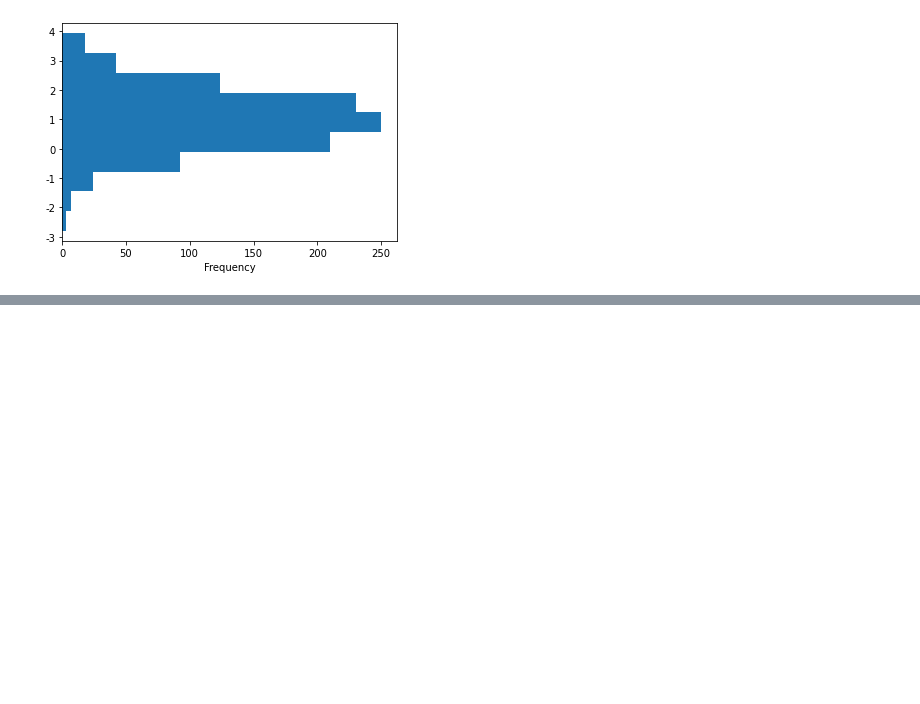
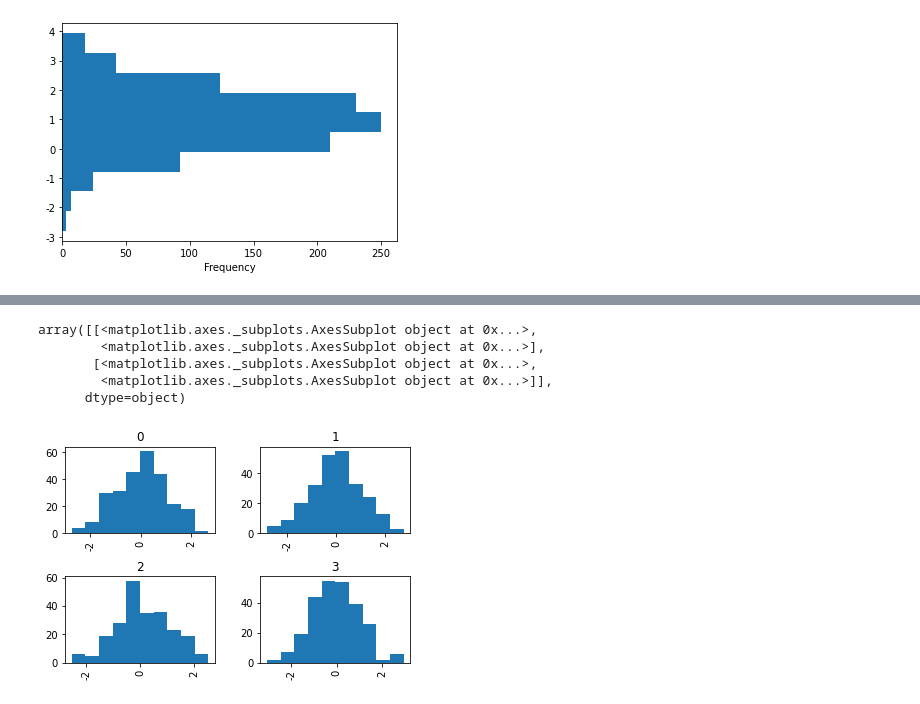
Before and after one commit to anew0m/AStudy_Pandas-basic, a Jupyter notebook: study/11_데이터_시각화_Plotting_기능_활용하기.ipynb, the cells around one changed output, grey strips where cells are left out. Saved outputs shown, nothing was run; the diff lists cells and outputs as text; code cells hidden in the pictures; blank space fills up the shorter version.

```diff
--- a/study/11_데이터_시각화_Plotting_기능_활용하기.ipynb
+++ b/study/11_데이터_시각화_Plotting_기능_활용하기.ipynb
@@ -356,0 +505,2 @@ df['A'].diff().hist()
+# %%
+data = pd.Series(np.random.randn(1000))
@@ -356,0 +522,9 @@ df['A'].diff().hist()
+# %%
+data.hist(by=np.random.randint(0, 4, 1000), figsize=(6, 4))
+# %% [output]
+array([[<matplotlib.axes._subplots.AxesSubplot object at 0x...>,
+        <matplotlib.axes._subplots.AxesSubplot object at 0x...>],
+       [<matplotlib.axes._subplots.AxesSubplot object at 0x...>,
+        <matplotlib.axes._subplots.AxesSubplot object at 0x...>]],
+      dtype=object)
+[figure, added]
```
Also changed, not shown: parts of 22 cells of this notebook.
